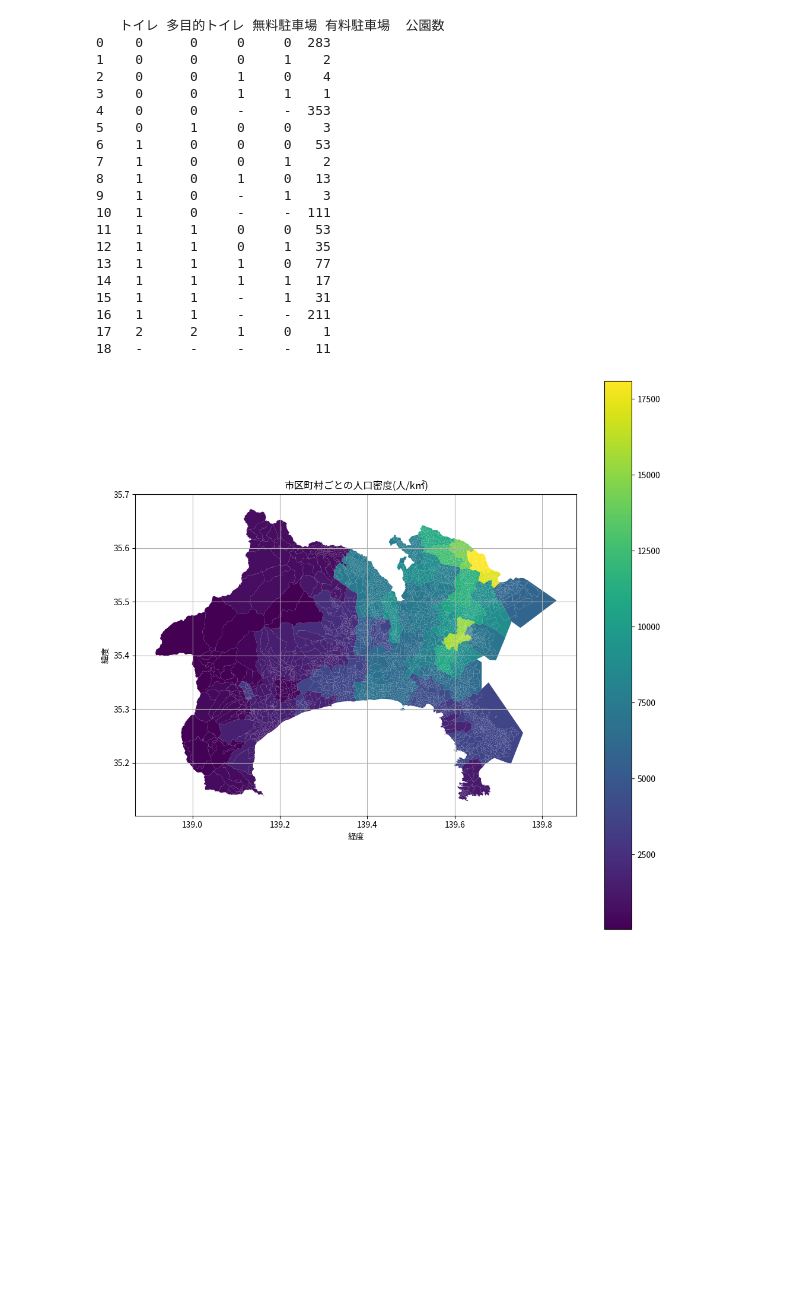
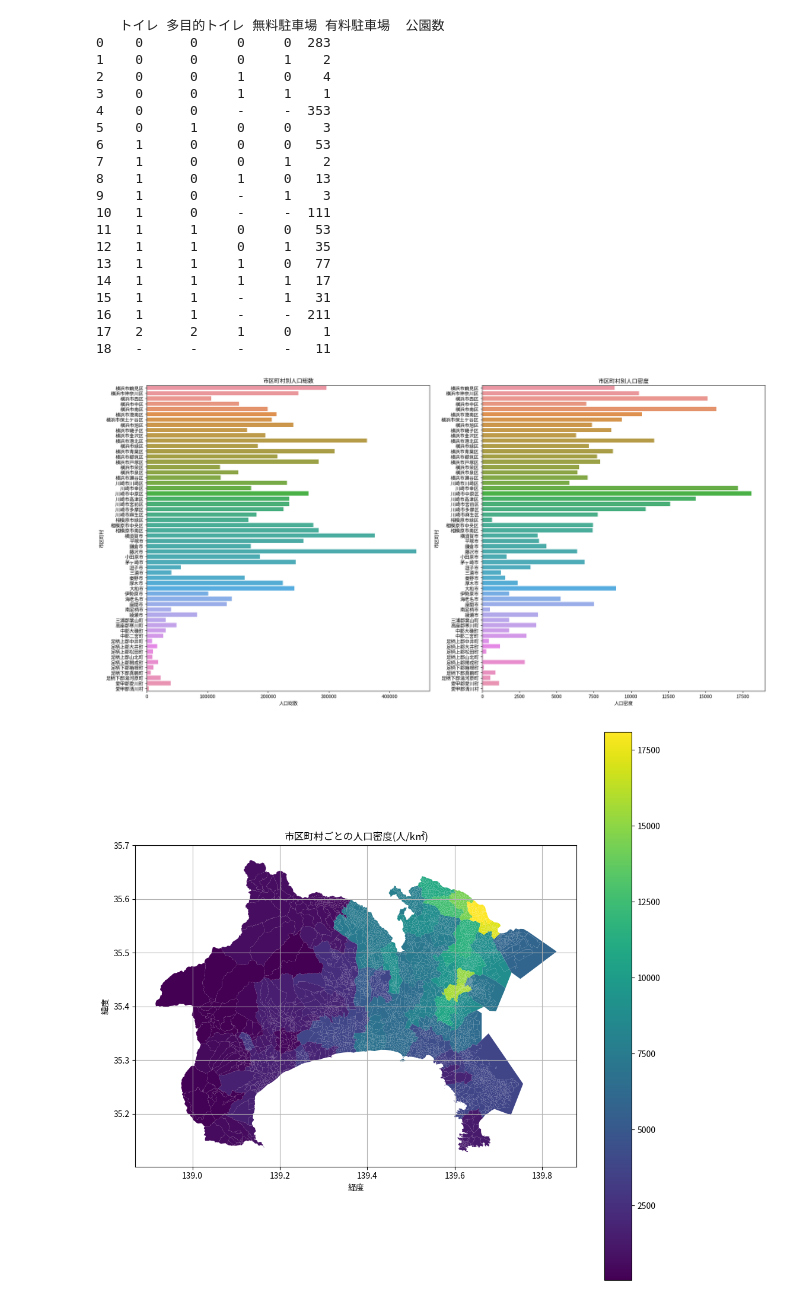
Before and after one commit to yasumasa718/park_data_intern, a Jupyter notebook: intern_kadai2.ipynb, the cells around one changed output. Saved outputs shown, nothing was run; the diff lists cells and outputs as text; code cells hidden in the pictures; blank space fills up the shorter version.

```diff
--- a/intern_kadai2.ipynb
+++ b/intern_kadai2.ipynb
@@ -381,6 +529,44 @@ print(facility_counts)
 16   1      1     -     -  211
 17   2      2     1     0    1
 18   -      -     -     -   11
+# %%
+import pandas as pd
+import matplotlib.pyplot as plt
+import seaborn as sns
+
+# Load the uploaded Excel file
+file_path_2 = '/home/yasumasa-tezuka/intern_data/jinkotosetai_r5_10.xlsx'
+data = pd.read_excel(file_path_2)
+
+# Convert '人口総数' and '人口密度' to numeric values, if not already
+data['人口総数'] = pd.to_numeric(data['人口総数'], errors='coerce')
+data['人口密度'] = pd.to_numeric(data['人口密度'], errors='coerce')
+
+# Remove rows with NaN values in these columns
+data.dropna(subset=['人口総数', '人口密度'], inplace=True)
+
+# Setting up the plot
+plt.figure(figsize=(20, 10))
+
+# Plotting population
+plt.subplot(1, 2, 1)
+sns.barplot(x='人口総数', y='市区町村', data=data)
+plt.title('市区町村別人口総数')
+plt.xlabel('人口総数')
+plt.ylabel('市区町村')
+
+# Plotting population density
+plt.subplot(1, 2, 2)
+sns.barplot(x='人口密度', y='市区町村', data=data)
+plt.title('市区町村別人口密度')
+plt.xlabel('人口密度')
+plt.ylabel('市区町村')
+
+# Show the plot
+plt.tight_layout()
+plt.show()
+# %% [output]
+[figure, added]
 # %%
 import pandas as pd
 import matplotlib.pyplot as plt
```
Also changed, not shown: parts of 17 cells of this notebook.
